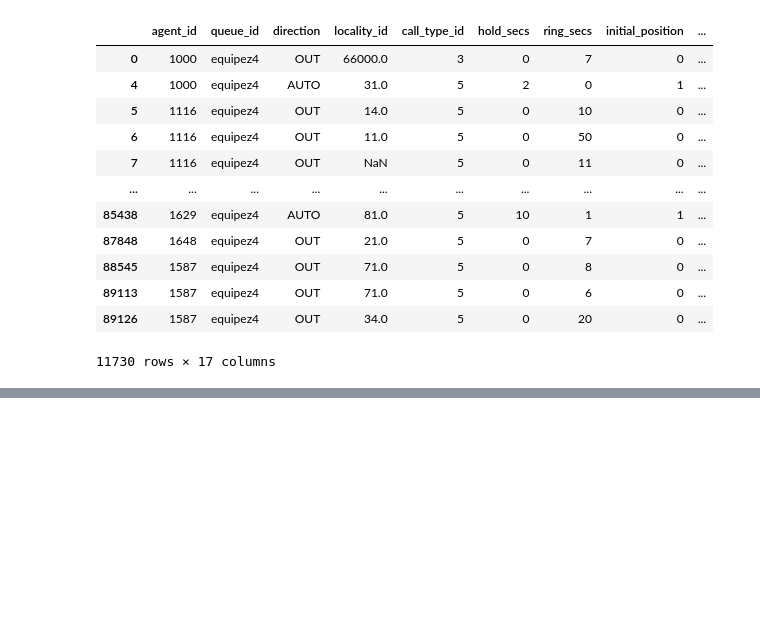
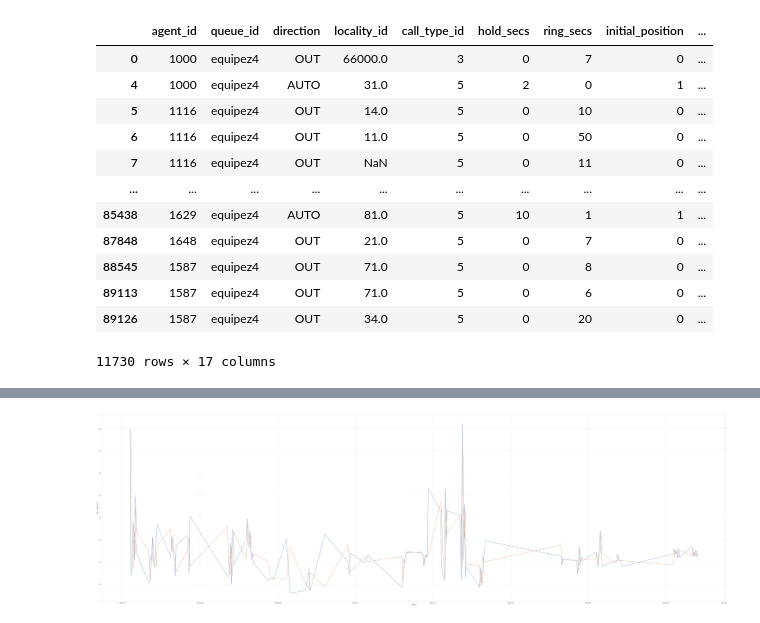
Before and after one commit to vileoleone/data-science-vonix-statistic-studies, a Jupyter notebook: jupyter-studies/holster-winte-200s.ipynb, the cells around one changed output, grey strips where cells are left out. Saved outputs shown, nothing was run; the diff lists cells and outputs as text; code cells hidden in the pictures; blank space fills up the shorter version.

```diff
--- a/jupyter-studies/holster-winte-200s.ipynb
+++ b/jupyter-studies/holster-winte-200s.ipynb
@@ -112,0 +214,8 @@ ValueError: This function does not handle missing values
+# %%
+df_hw_cut['HWES1'] = SimpleExpSmoothing(df_hw_cut['mean_handling_time']).fit(smoothing_level = 0.8 ,optimized=False,use_brute=True).fittedvalues
+plt.figure(figsize = (100,30))
+sns.lineplot(df_hw_cut, x="datetime", y="mean_handling_time")
+sns.lineplot(df_hw_cut, x="datetime", y="HWES1")
+plt.show()
+# %% [output]
+[figure, added]
```
Also changed, not shown: parts of 12 cells of this notebook, 2 other files.
